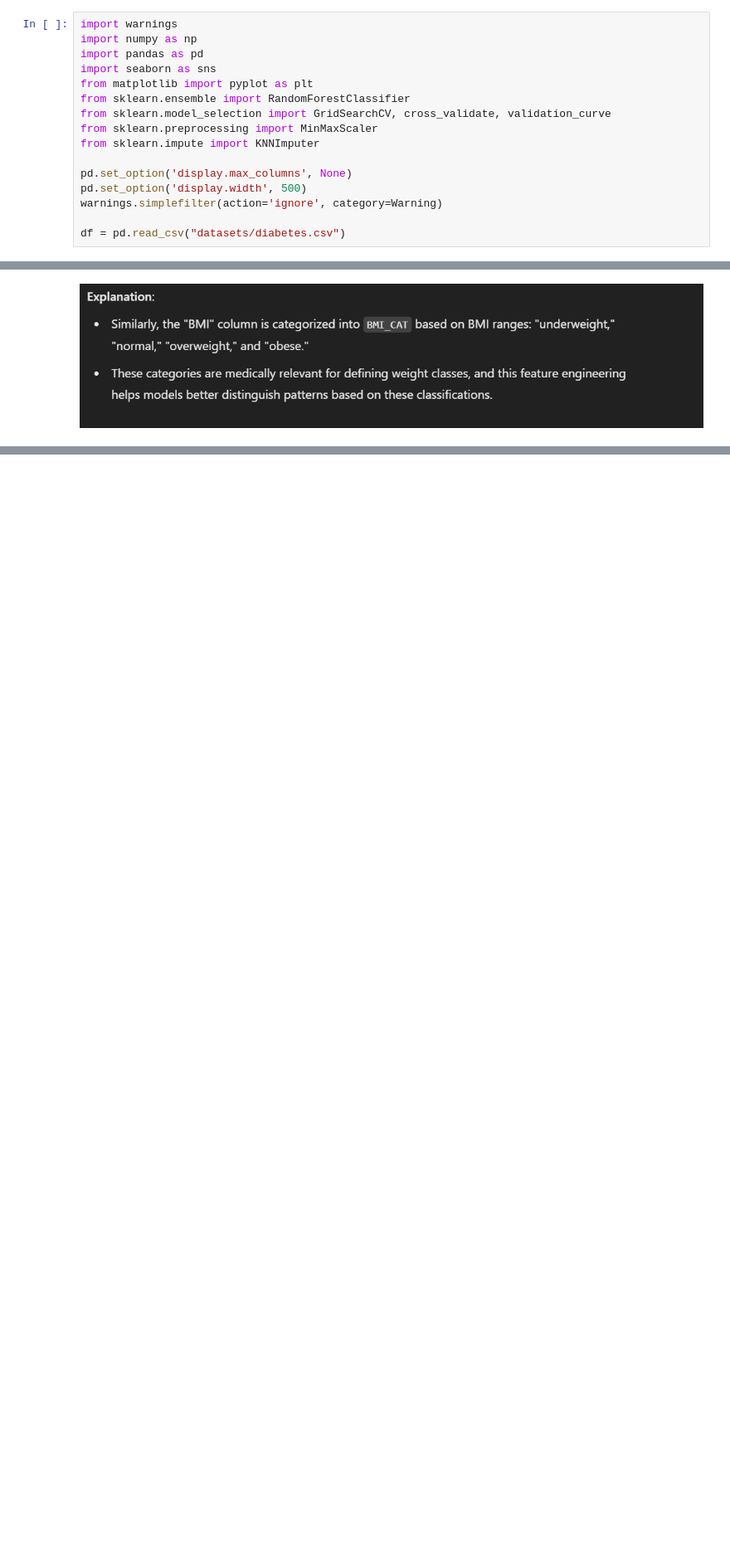
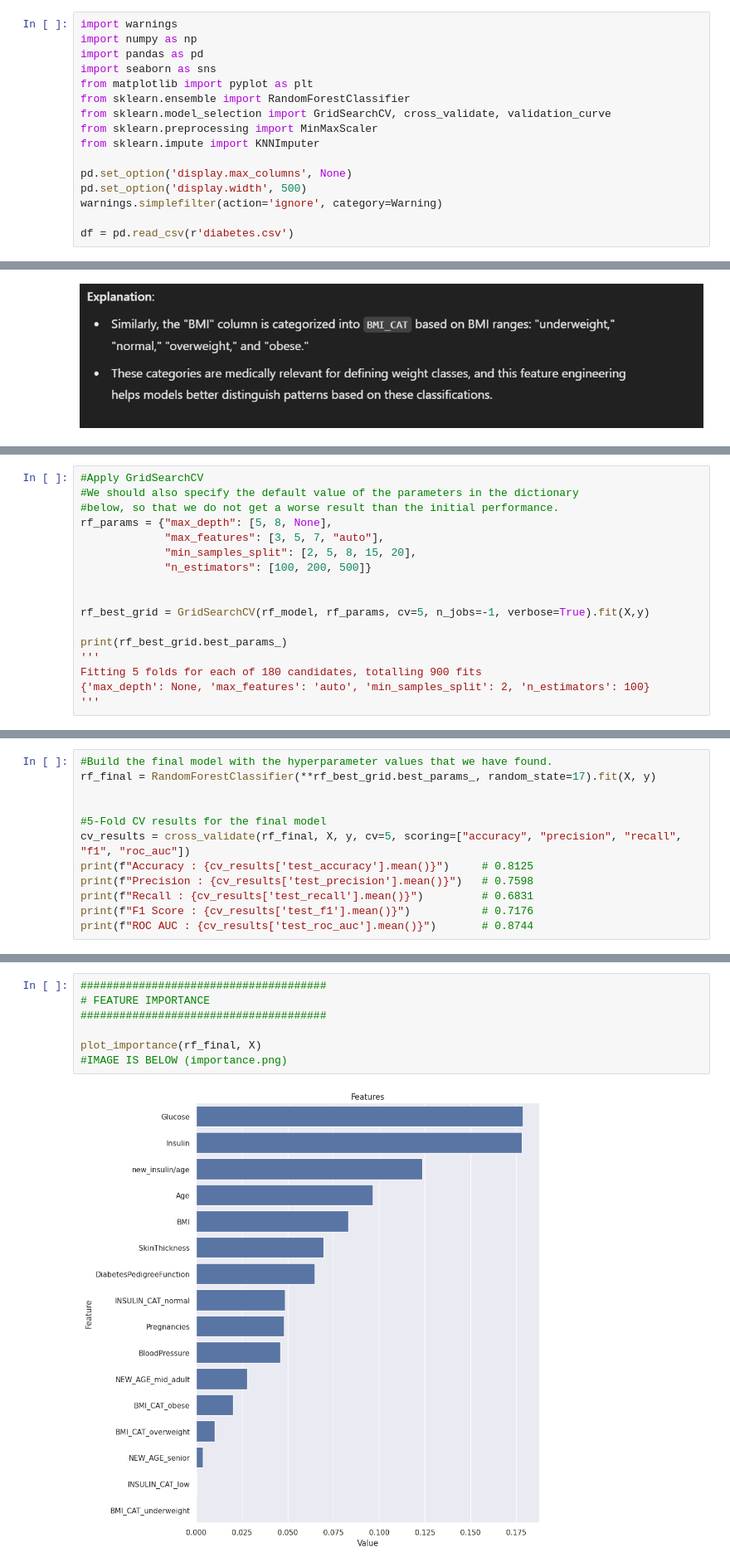
Before and after one commit to njokinjuguna/Machine-learning-Models, a Jupyter notebook: RandomForestClassifier.ipynb, the cells around one changed output, grey strips where cells are left out. Shown at 83% size. Cells and saved outputs as stored; diff of their text form; blank space fills up the shorter version.

```diff
--- a/RandomForestClassifier.ipynb
+++ b/RandomForestClassifier.ipynb
@@ -19,7 +19,7 @@ pd.set_option('display.max_columns', None)
 pd.set_option('display.width', 500)
 warnings.simplefilter(action='ignore', category=Warning)
 
-df = pd.read_csv("datasets/diabetes.csv")
+df = pd.read_csv(r'diabetes.csv')
 # %% [markdown]
 ![image.png](embedded-picture-1)
 # %% [markdown]
@@ -245,0 +355,17 @@ def feature_selecter(input_x, y, candidate_features_dict:dict, candidate_feature
+# %%
+#Apply GridSearchCV
+#We should also specify the default value of the parameters in the dictionary
+#below, so that we do not get a worse result than the initial performance.
+rf_params = {"max_depth": [5, 8, None],
+             "max_features": [3, 5, 7, "auto"],
+             "min_samples_split": [2, 5, 8, 15, 20],
+             "n_estimators": [100, 200, 500]}
+
+
+rf_best_grid = GridSearchCV(rf_model, rf_params, cv=5, n_jobs=-1, verbose=True).fit(X,y)
+
+print(rf_best_grid.best_params_)
+'''
+Fitting 5 folds for each of 180 candidates, totalling 900 fits
+{'max_depth': None, 'max_features': 'auto', 'min_samples_split': 2, 'n_estimators': 100}
+'''
@@ -245,0 +383,12 @@ def feature_selecter(input_x, y, candidate_features_dict:dict, candidate_feature
+# %%
+#Build the final model with the hyperparameter values that we have found.
+rf_final = RandomForestClassifier(**rf_best_grid.best_params_, random_state=17).fit(X, y)
+
+
+#5-Fold CV results for the final model
+cv_results = cross_validate(rf_final, X, y, cv=5, scoring=["accuracy", "precision", "recall", "f1", "roc_auc"])
+print(f"Accuracy : {cv_results['test_accuracy'].mean()}")     # 0.8125
+print(f"Precision : {cv_results['test_precision'].mean()}")   # 0.7598
+print(f"Recall : {cv_results['test_recall'].mean()}")         # 0.6831
+print(f"F1 Score : {cv_results['test_f1'].mean()}")           # 0.7176
+print(f"ROC AUC : {cv_results['test_roc_auc'].mean()}")       # 0.8744
@@ -245,0 +405,9 @@ def feature_selecter(input_x, y, candidate_features_dict:dict, candidate_feature
+# %%
+######################################
+# FEATURE IMPORTANCE
+######################################
+
+plot_importance(rf_final, X)
+#IMAGE IS BELOW (importance.png)
+# %% [output]
+[figure, added]
```
Also changed, not shown: parts of 13 cells of this notebook.
